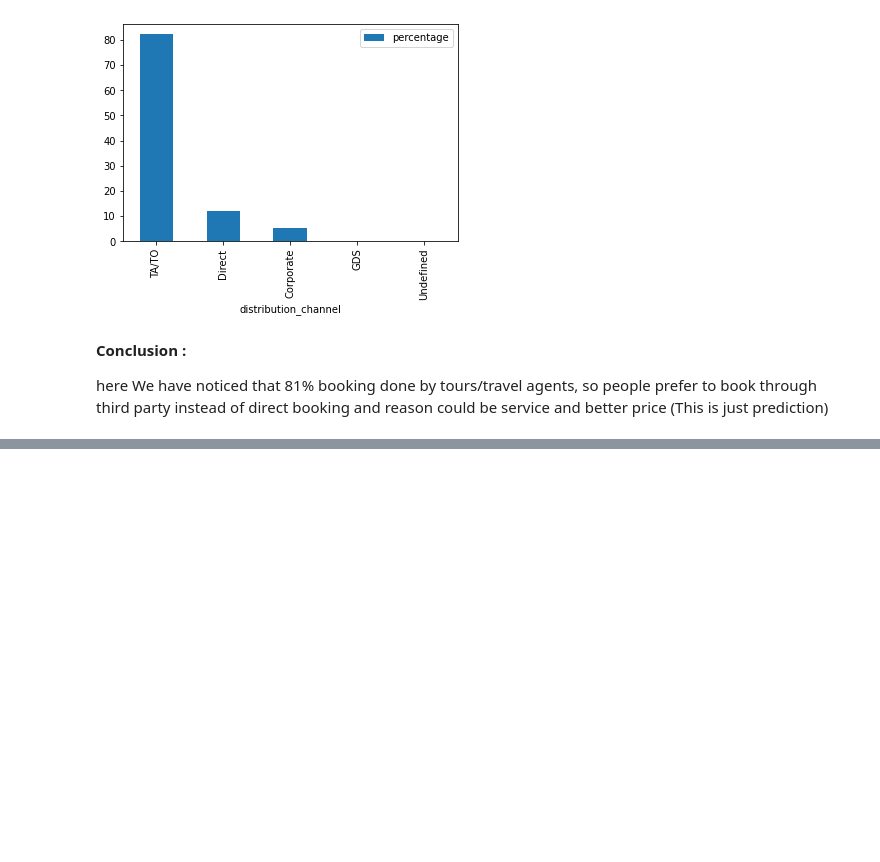
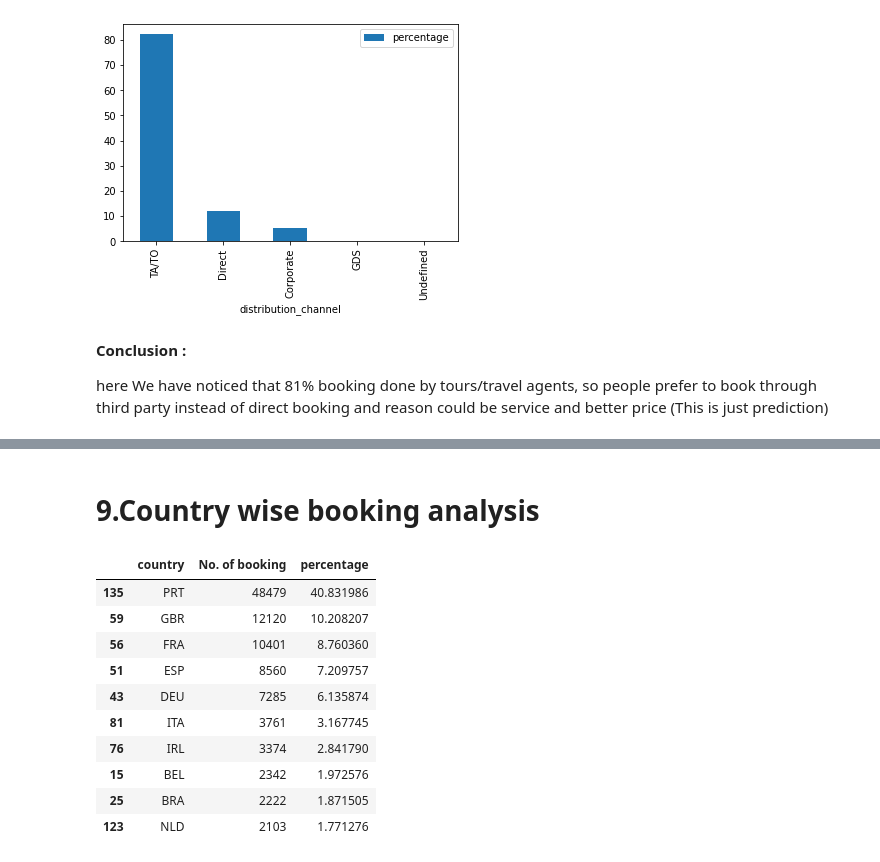
Before and after one commit to NV1511/Hotel-Booking-Data-Analysis, a Jupyter notebook: Capstone_Project_Hotel_Booking_Analysis.ipynb, the cells around one changed output, grey strips where cells are left out. Drawn from its saved outputs; the diff is of its cells as text; code cells hidden in the pictures; blank space fills up the shorter version.

```diff
--- a/Capstone_Project_Hotel_Booking_Analysis.ipynb
+++ b/Capstone_Project_Hotel_Booking_Analysis.ipynb
@@ -313,0 +355,20 @@ here We have noticed that 81% booking done by tours/travel agents, so people pre
+# %% [markdown]
+# **9.Country wise booking analysis**
+# %%
+##Get the table which display contry wise data and that way we'll find which country's guest made highest booking
+country_wise=df.groupby('country')['hotel'].count().reset_index().sort_values(by='hotel',ascending=False)
+country_wise['percentage']=(country_wise['hotel']/country_wise['hotel'].sum())*100
+country_wise.rename(columns={'hotel':'No. of booking'},inplace=True) # Rename columns
+country_wise.head(10)  # Get top 10 countries
+# %% [output]
+|  | country | No. of booking | percentage |
+| 135 | PRT | 48479 | 40.831986 |
+| 59 | GBR | 12120 | 10.208207 |
+| 56 | FRA | 10401 | 8.760360 |
+| 51 | ESP | 8560 | 7.209757 |
+| 43 | DEU | 7285 | 6.135874 |
+| 81 | ITA | 3761 | 3.167745 |
+| 76 | IRL | 3374 | 2.841790 |
+| 15 | BEL | 2342 | 1.972576 |
+| 25 | BRA | 2222 | 1.871505 |
+| 123 | NLD | 2103 | 1.771276 |
```
Also changed, not shown: parts of 8 cells of this notebook.
